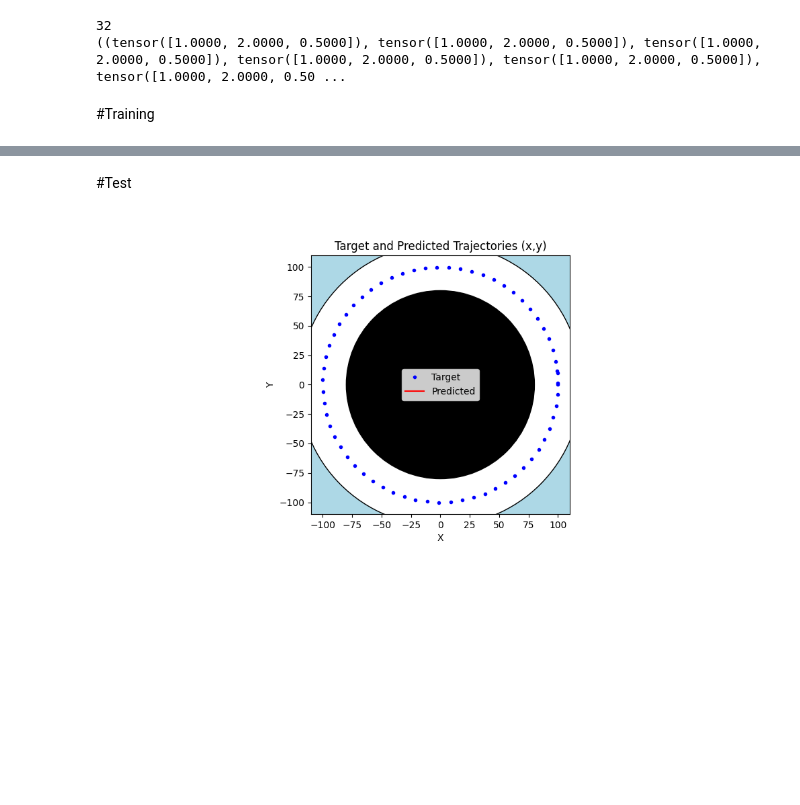
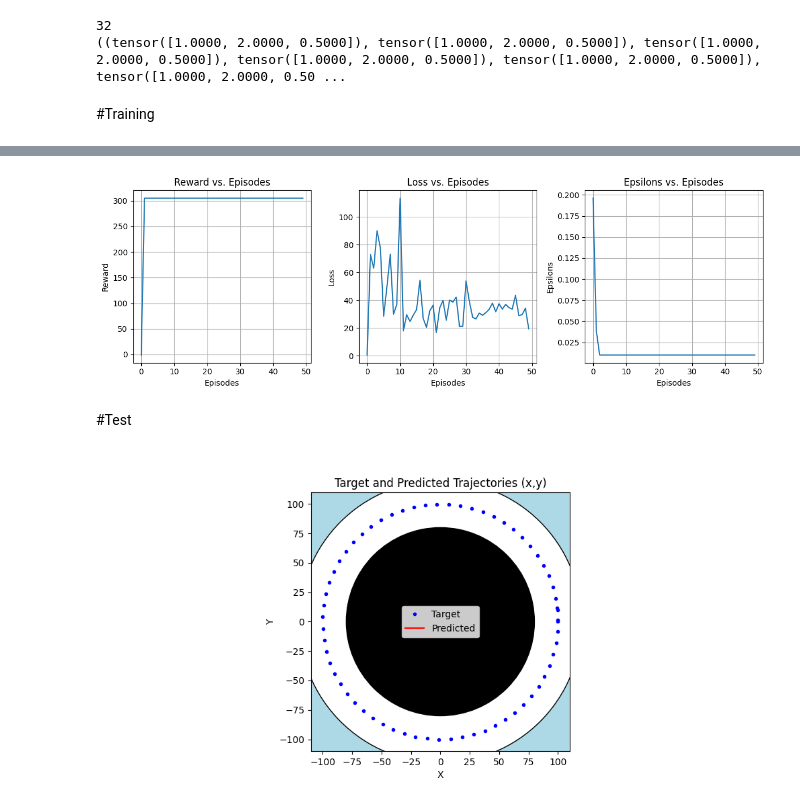
Before and after one commit to pareshrchaudhary/qlearningtrajectory, a Jupyter notebook: QLearning.ipynb, the cells around one changed output, grey strips where cells are left out. Saved outputs shown, nothing was run; the diff lists cells and outputs as text; code cells hidden in the pictures; blank space fills up the shorter version.

```diff
--- a/QLearning.ipynb
+++ b/QLearning.ipynb
@@ -147,13 +147,16 @@ epsilon_decay = 0.995  # Decay rate of exploration rate
 epsilon_min = 0.01  # Minimum exploration rate
 gamma = 0.99  # Discount factor
 # %%
-learning = []
-
+epsilons = []
+total_loss = []
+total_rewards = []
 
 for episode in range(0,num_episodes):
   state = initial_state
+  losses = torch.zeros([325])
   total_reward = 0
   target_update_interval = 10
+
   for t in range(0,drivestep):
     action = choose_action(state, dqn_primary, epsilon)
     next_state, reward, done = env.step(state, action, Target.clone())
@@ -190,6 +193,7 @@ for episode in range(0,num_episodes):
       loss.backward()
       optimizer.step()
       print("Loss:", loss.item())
+      losses[t] = loss.item()
 
       total_reward += reward
 
@@ -207,5 +211,8 @@ for episode in range(0,num_episodes):
     # Check if the episode is done
     if done:
         break
+  epsilons.append(epsilon)
+  total_rewards.append(total_reward)
+  total_loss.append(losses.sum())
 # %% [output]
 Streaming output truncated to the last 5000 lines.
@@ -228,3 +235,33 @@ Episode: 100, Step: 325, Total Reward: 305.0, Epsilon: 0.0100
+# %%
+plt.figure(figsize=(12, 4))
+
+plt.subplot(1, 3, 1)
+plt.plot(range(0, len(total_rewards)), total_rewards)
+plt.xlabel('Episodes')
+plt.ylabel('Reward')
+plt.title('Reward vs. Episodes')
+plt.grid(True)
+
+
+# Plot losses
+plt.subplot(1, 3, 2)
+plt.plot(range(0, len(total_loss)), total_loss)
+plt.xlabel('Episodes')
+plt.ylabel('Loss')
+plt.title('Loss vs. Episodes')
+plt.grid(True)
+
+plt.subplot(1, 3, 3)
+plt.plot(range(0, len(epsilons)), epsilons)
+plt.xlabel('Episodes')
+plt.ylabel('Epsilons')
+plt.title('Epsilons vs. Episodes')
+plt.grid(True)
+
+plt.tight_layout()
+plt.show()
+# %% [output]
+[figure, added]
 # %% [markdown]
 #Test
 # %%
```
Also changed, not shown: parts of 4 cells of this notebook.
